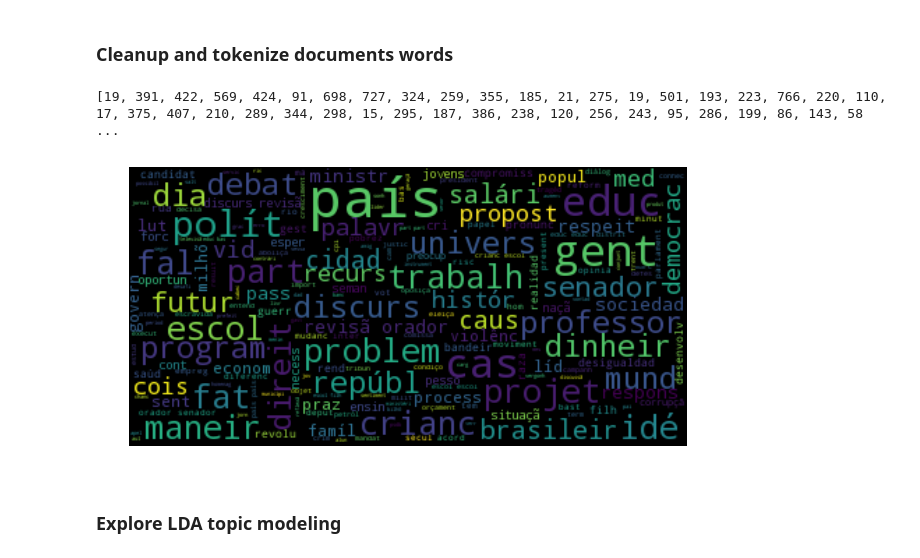
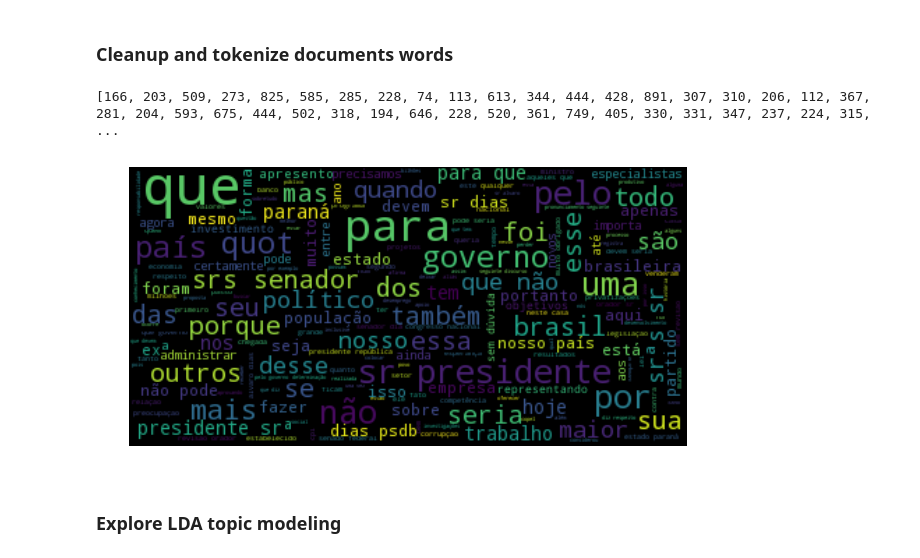
Before and after one commit to flaviostutz/senate-data, a Jupyter notebook: notebooks/06-explore-senator-speeches-lda.ipynb, the cells around one changed output. Drawn from its saved outputs; the diff is of its cells as text; code cells hidden in the pictures.

Commit message:
first modules segmentation

```diff
--- a/notebooks/06-explore-senator-speeches-lda.ipynb
+++ b/notebooks/06-explore-senator-speeches-lda.ipynb
@@ -83,45 +95,19 @@ Unavailable http://www25.senado.leg.br/web/atividade/pronunciamentos/-/p/texto/3
 # %% [markdown]
 ### Cleanup and tokenize documents words
-# %%
-import nltk
-import re
-from nltk.corpus import floresta
-from nltk.stem import SnowballStemmer
-
-stopwords = list(set([line.strip() for line in open('stopwords.txt', 'r', encoding='utf-8')]))
-
-nouns = []
-tsents = floresta.tagged_sents()
-for sent in tsents:
-    for (w,t) in sent:
-        if t=='H+n':
-            nouns.append(w.lower())
-
-#documents - [string contents]
-def tokenize_filter_stem(documents, stopwords=[], word_min_size=3, word_filter_regex='.*', stemmer_language=None, only_nouns=False):
-    stemmer = None
-    if stemmer_language != None:
-        stemmer = SnowballStemmer(stemmer_language)
-    def stem(word):
-        if stemmer != None:
-            return stemmer.stem(word)
-        else:
-            return word
-    tokens = [nltk.word_tokenize(s.lower()) for s in documents]
-    tokens = [[stem(t) for t in tt if (only_nouns==False or t in nouns) and ((len(t)>=word_min_size) and (t not in stopwords) and (re.match(word_filter_regex, t)))] for tt in tokens]
-    return tokens
-
-parei aqui... isnouns muito pesado
-# %%
-tokens = tokenize_filter_stem(speeches, stopwords, word_min_size=3, word_filter_regex='[a-z]', stemmer_language='portuguese', only_nouns=True)
-# tokens = tokenize_filter_stem(speeches, stopwords, word_min_size=2, word_filter_regex='[a-z]')
-print([len(a) for a in tokens])
-# %% [output]
-[19, 391, 422, 569, 424, 91, 698, 727, 324, 259, 355, 185, 21, 275, 19, 501, 193, 223, 766, 220, 110, 17, 375, 407, 210, 289, 344, 298, 15, 295, 187, 386, 238, 120, 256, 243, 95, 286, 199, 86, 143, 58 ...
+# %%
+# %%prun
+import modules.nlputils as nlputils
+stopwords = set([line.strip() for line in open('stopwords.txt', 'r', encoding='utf-8')])
+# stopwords = []
+
+tokens = tokenize_filter_stem(speeches, stopwords, min_size=3, filter_regex='[a-z]', stem_language='portuguese', stem_complete=True, only_nouns=True)
+print([len(a) for a in tokens])
+# %% [output]
+[166, 203, 509, 273, 825, 585, 285, 228, 74, 113, 613, 344, 444, 428, 891, 307, 310, 206, 112, 367, 281, 204, 593, 675, 444, 502, 318, 194, 646, 228, 520, 361, 749, 405, 330, 331, 347, 237, 224, 315,  ...
 # %%
 from wordcloud import WordCloud
 
-def plot_word_cloud(words):
+def plot_wordcloud(words):
     text = ''
     text = ' '.join(list(words))
     wordcloud = WordCloud(max_font_size=40, random_state=42).generate(text)
@@ -132,10 +118,10 @@ def plot_word_cloud(words):
 # %%
 tt = []
 for t in tokens:
     for a in t:
         tt.append(a)
-plot_word_cloud(tt)
+plot_wordcloud(tt)
 # %% [output]
-[figure, old version]
+[figure, new version]
 # %% [markdown]
 ### Explore LDA topic modeling
```
Also changed, not shown: parts of 5 cells of this notebook, 7 other files.
